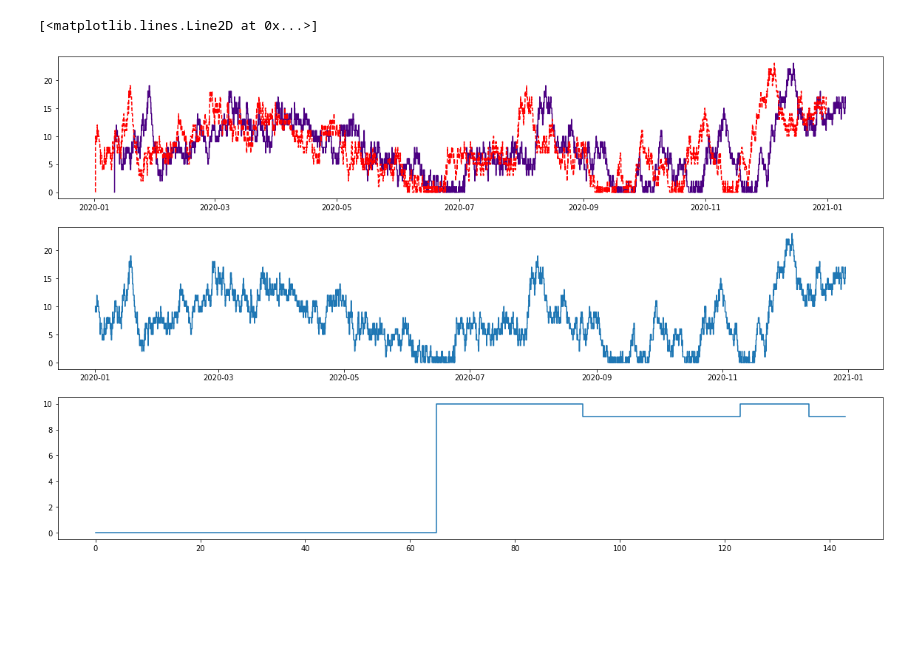
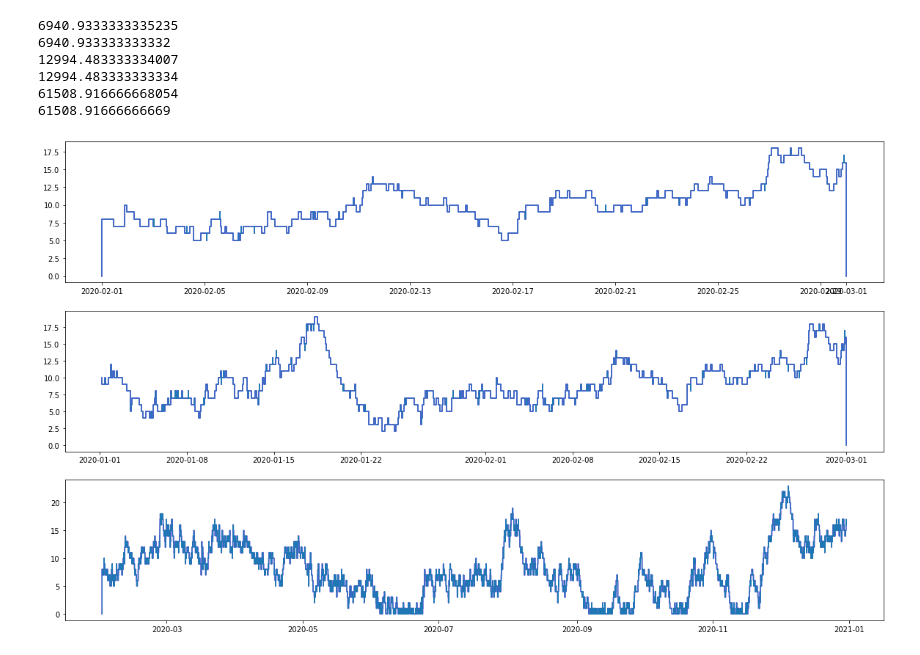
Before and after one commit to probability/topicmodelunderstanding, a Jupyter notebook: Notebooks/HotStepper.ipynb, the cells around one changed output. Saved outputs shown, nothing was run; the diff lists cells and outputs as text; code cells hidden in the pictures; blank space fills up the shorter version.

Commit message:
fixed steps clip

```diff
--- a/Notebooks/HotStepper.ipynb
+++ b/Notebooks/HotStepper.ipynb
@@ -12,23 +13,38 @@ vsteps = Steps.read_dataframe(df,'enter','leave')
 # %%
 #tbase = Basis(Basis.tanh,52416)
 
 p = np.arange(pd.Timestamp(2020,1,1), pd.Timestamp(2020,1,15), pd.Timedelta(minutes=1)).astype(pd.Timestamp)
 px = [x.timestamp() for x in p]
 fig,ax = plt.subplots(nrows=3,figsize=(20,12))
 
-queue = sc.Stairs(use_dates=True).layer(df.enter, df.leave)
-queue.plot(ax[1])
-(vsteps>>pd.Timedelta(days=10)).plot(ax=ax[0],ts_grain=pd.Timedelta(minutes=1))
-#s15 = (vsteps > 15)
-#vsteps.reduce()
-vsteps.plot(method='smooth',smooth_factor=10,ax=ax[0],color='r',linestyle='--')
-#ax[2].step(px,vsteps.smooth_step_function(p,10) + 5*np.sin(np.multiply(0.000005*np.pi,px)))
-#ax[2].step(p,vsteps[p])
+vsteps.clip(lbound=pd.Timestamp(2020,2,1),ubound=pd.Timestamp(2020,3,1)).plot(ax=ax[0])
+queue.clip(lower=pd.Timestamp(2020,2,1),upper=pd.Timestamp(2020,3,1)).plot(ax[0])
 
-ax[2].step(np.arange(len(vsteps[pd.Timestamp(2020,1,1):pd.Timestamp(2020,1,2):pd.Timedelta(minutes=10)])),vsteps[pd.Timestamp(2020,1,1):pd.Timestamp(2020,1,2):pd.Timedelta(minutes=10)])
+vsteps.clip(ubound=pd.Timestamp(2020,3,1)).plot(ax=ax[1])
+queue.clip(upper=pd.Timestamp(2020,3,1)).plot(ax[1])
+
+vsteps.clip(lbound=pd.Timestamp(2020,2,1)).plot(ax=ax[2])
+queue.clip(lower=pd.Timestamp(2020,2,1)).plot(ax[2])
+
+
+#ax[2].step(np.arange(len(vsteps[pd.Timestamp(2020,1,1):pd.Timestamp(2020,1,2):pd.Timedelta(minutes=10)])),vsteps[pd.Timestamp(2020,1,1):pd.Timestamp(2020,1,2):pd.Timedelta(minutes=10)])
+
+print(queue.clip(lower=pd.Timestamp(2020,2,1),upper=pd.Timestamp(2020,3,1)).integrate())
+print((vsteps.clip(lbound=pd.Timestamp(2020,2,1),ubound=pd.Timestamp(2020,3,1))).integrate())
+
+print(queue.clip(upper=pd.Timestamp(2020,3,1)).integrate())
+print((vsteps.clip(ubound=pd.Timestamp(2020,3,1))).integrate())
+
+print(queue.clip(lower=pd.Timestamp(2020,2,1)).integrate())
+print(vsteps.clip(lbound=pd.Timestamp(2020,2,1)).integrate())
 # %% [output]
-[<matplotlib.lines.Line2D at 0x...>]
+6940.9333333335235
+6940.933333333332
+12994.483333334007
+12994.483333333334
+61508.916666668054
+61508.91666666669
-[figure, old version]
+[figure, new version]
 # %%
 tic = time.perf_counter()
 #tbase = Basis(Basis.tanh,43980)
```
Also changed, not shown: parts of 2 cells of this notebook, 1 other file.
